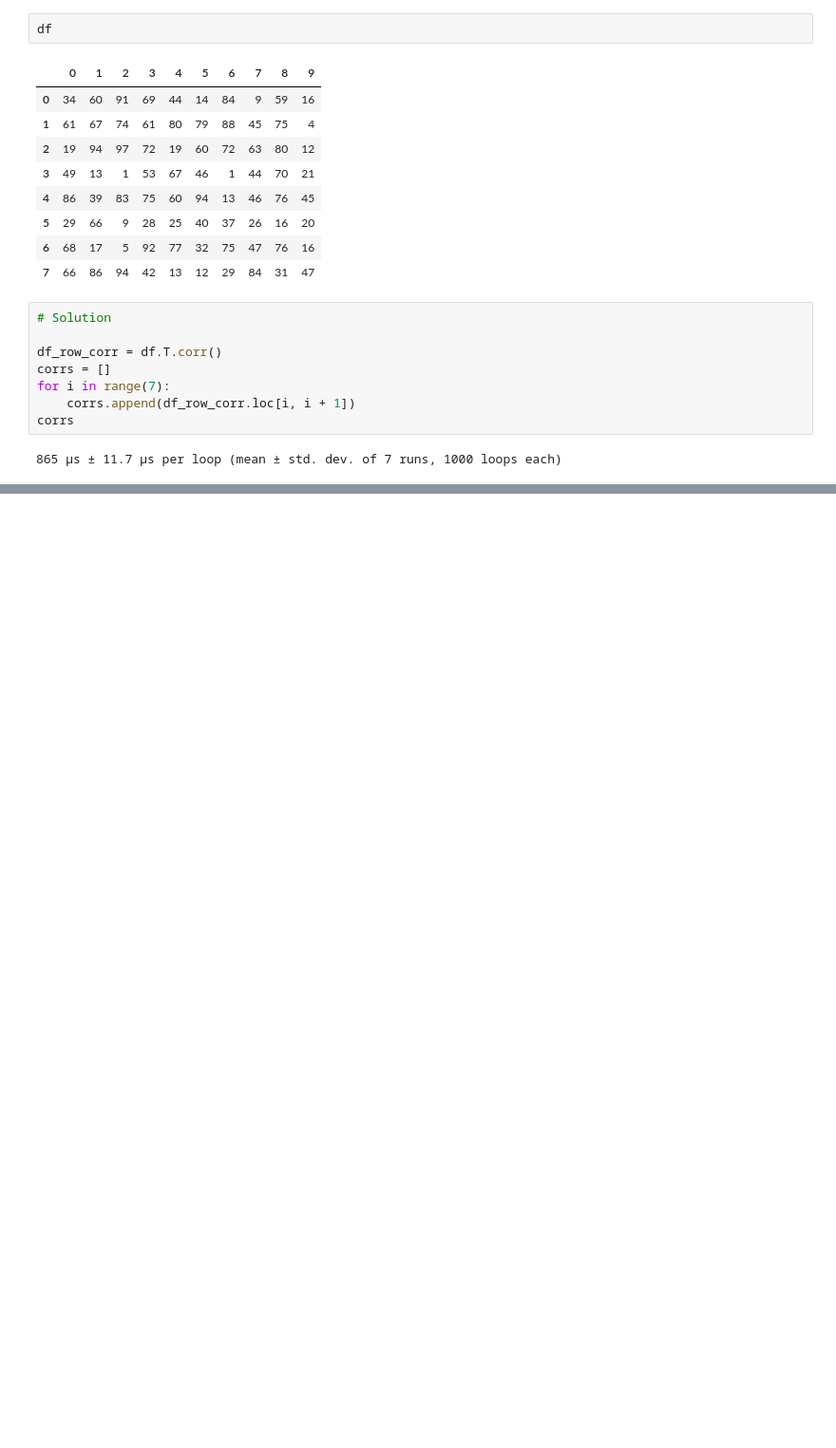
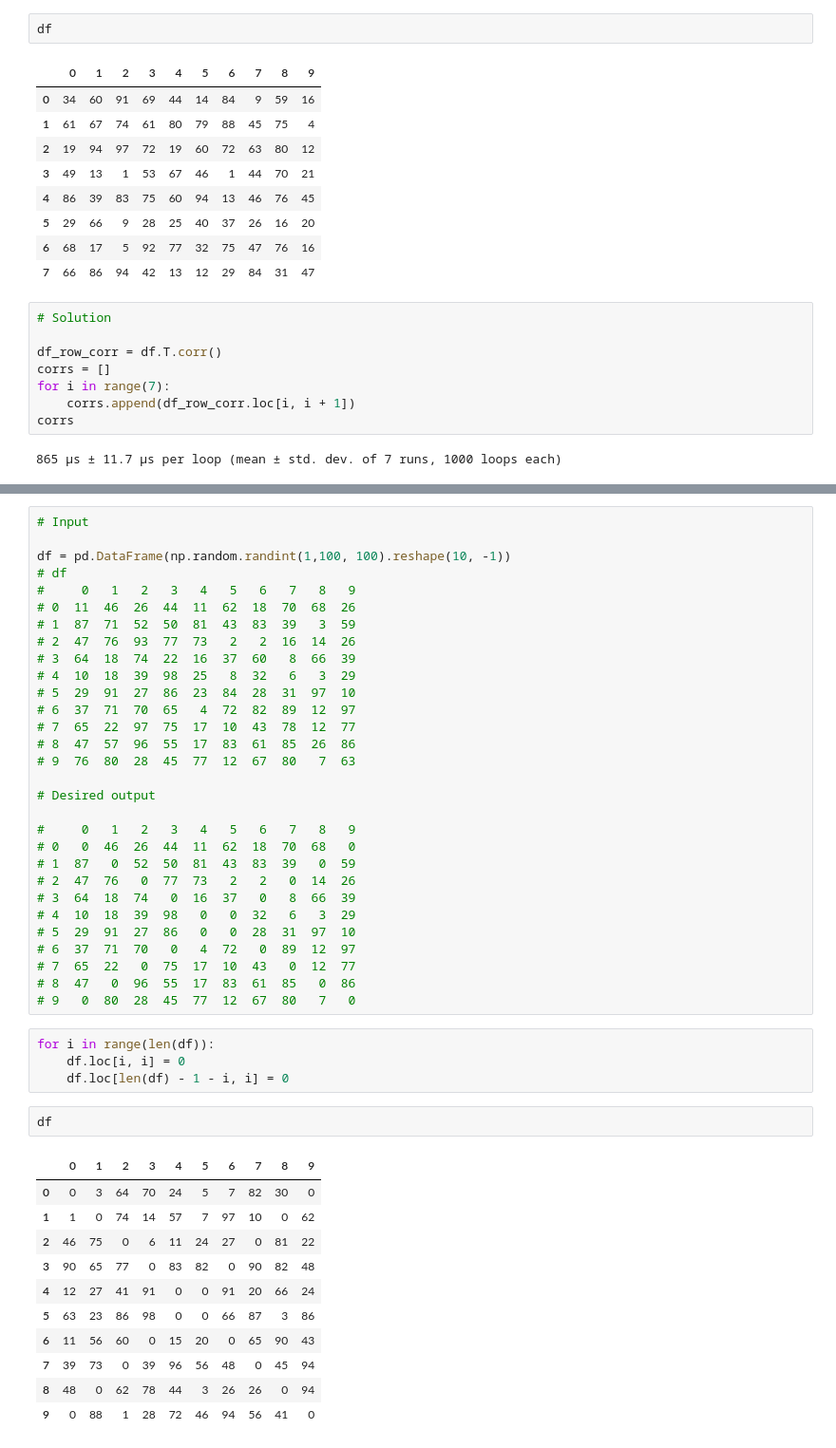
Before and after one commit to paulooctavio/101-pandas-exercises-for-da, a Jupyter notebook: 101 Pandas Exercises for Data Analysis.ipynb, the cells around one changed output, grey strips where cells are left out. Shown: that part at 95% size. Drawn from its saved outputs; the diff is of its cells as text; blank space fills up the shorter version.

```diff
--- a/101 Pandas Exercises for Data Analysis.ipynb
+++ b/101 Pandas Exercises for Data Analysis.ipynb
@@ -1760,0 +1766,48 @@ corrs
+# %%
+# Input
+
+df = pd.DataFrame(np.random.randint(1,100, 100).reshape(10, -1))
+# df
+#     0   1   2   3   4   5   6   7   8   9
+# 0  11  46  26  44  11  62  18  70  68  26
+# 1  87  71  52  50  81  43  83  39   3  59
+# 2  47  76  93  77  73   2   2  16  14  26
+# 3  64  18  74  22  16  37  60   8  66  39
+# 4  10  18  39  98  25   8  32   6   3  29
+# 5  29  91  27  86  23  84  28  31  97  10
+# 6  37  71  70  65   4  72  82  89  12  97
+# 7  65  22  97  75  17  10  43  78  12  77
+# 8  47  57  96  55  17  83  61  85  26  86
+# 9  76  80  28  45  77  12  67  80   7  63
+
+# Desired output
+
+#     0   1   2   3   4   5   6   7   8   9
+# 0   0  46  26  44  11  62  18  70  68   0
+# 1  87   0  52  50  81  43  83  39   0  59
+# 2  47  76   0  77  73   2   2   0  14  26
+# 3  64  18  74   0  16  37   0   8  66  39
+# 4  10  18  39  98   0   0  32   6   3  29
+# 5  29  91  27  86   0   0  28  31  97  10
+# 6  37  71  70   0   4  72   0  89  12  97
+# 7  65  22   0  75  17  10  43   0  12  77
+# 8  47   0  96  55  17  83  61  85   0  86
+# 9   0  80  28  45  77  12  67  80   7   0
+# %%
+for i in range(len(df)):
+    df.loc[i, i] = 0
+    df.loc[len(df) - 1 - i, i] = 0
+# %%
+df
+# %% [output]
+|  | 0 | 1 | 2 | 3 | 4 | 5 | 6 | 7 | 8 | 9 |
+| 0 | 0 | 3 | 64 | 70 | 24 | 5 | 7 | 82 | 30 | 0 |
+| 1 | 1 | 0 | 74 | 14 | 57 | 7 | 97 | 10 | 0 | 62 |
+| 2 | 46 | 75 | 0 | 6 | 11 | 24 | 27 | 0 | 81 | 22 |
+| 3 | 90 | 65 | 77 | 0 | 83 | 82 | 0 | 90 | 82 | 48 |
+| 4 | 12 | 27 | 41 | 91 | 0 | 0 | 91 | 20 | 66 | 24 |
+| 5 | 63 | 23 | 86 | 98 | 0 | 0 | 66 | 87 | 3 | 86 |
+| 6 | 11 | 56 | 60 | 0 | 15 | 20 | 0 | 65 | 90 | 43 |
+| 7 | 39 | 73 | 0 | 39 | 96 | 56 | 48 | 0 | 45 | 94 |
+| 8 | 48 | 0 | 62 | 78 | 44 | 3 | 26 | 26 | 0 | 94 |
+| 9 | 0 | 88 | 1 | 28 | 72 | 46 | 94 | 56 | 41 | 0 |
```
Also changed, not shown: parts of 25 cells of this notebook.
